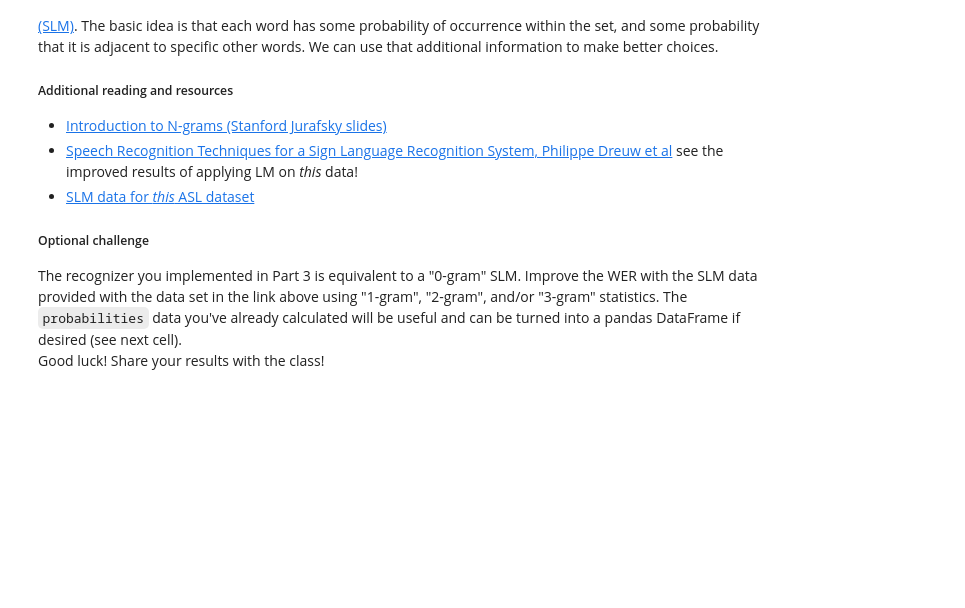
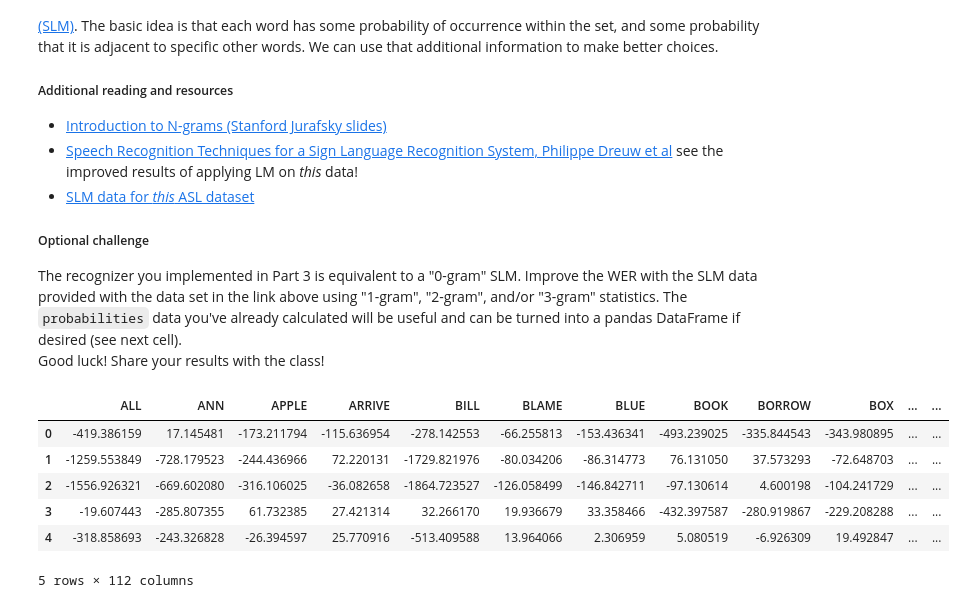
Before and after one commit to civerson/AIND-Recognizer, a Jupyter notebook: asl_recognizer.ipynb, the cells around one changed output. Cells and saved outputs as stored; diff of their text form; code cells hidden in the pictures; blank space fills up the shorter version.

```diff
--- a/asl_recognizer.ipynb
+++ b/asl_recognizer.ipynb
@@ -751,5 +762,14 @@ The recognizer you implemented in Part 3 is equivalent to a "0-gram" SLM.  Impro
 Good luck!  Share your results with the class!
 # %%
 # create a DataFrame of log likelihoods for the test word items
-df_probs = pd.DataFrame(data=probabilities)
+#df_probs = pd.DataFrame(data=probabilities)
+df_probs = pd.read_pickle("probabilities")
 df_probs.head()
+# %% [output]
+|  | ALL | ANN | APPLE | ARRIVE | BILL | BLAME | BLUE | BOOK | BORROW | BOX | ... | ... |
+| 0 | -419.386159 | 17.145481 | -173.211794 | -115.636954 | -278.142553 | -66.255813 | -153.436341 | -493.239025 | -335.844543 | -343.980895 | ... | ... |
+| 1 | -1259.553849 | -728.179523 | -244.436966 | 72.220131 | -1729.821976 | -80.034206 | -86.314773 | 76.131050 | 37.573293 | -72.648703 | ... | ... |
+| 2 | -1556.926321 | -669.602080 | -316.106025 | -36.082658 | -1864.723527 | -126.058499 | -146.842711 | -97.130614 | 4.600198 | -104.241729 | ... | ... |
+| 3 | -19.607443 | -285.807355 | 61.732385 | 27.421314 | 32.266170 | 19.936679 | 33.358466 | -432.397587 | -280.919867 | -229.208288 | ... | ... |
+| 4 | -318.858693 | -243.326828 | -26.394597 | 25.770916 | -513.409588 | 13.964066 | 2.306959 | 5.080519 | -6.926309 | 19.492847 | ... | ... |
+5 rows × 112 columns
```
Also changed, not shown: parts of 17 cells of this notebook, 1 other file.
